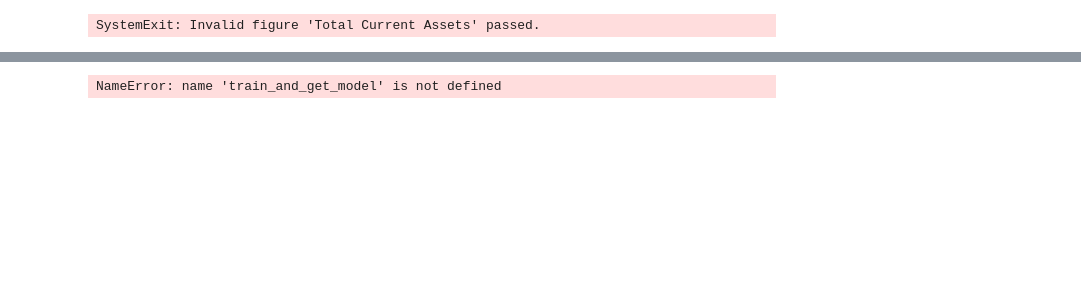
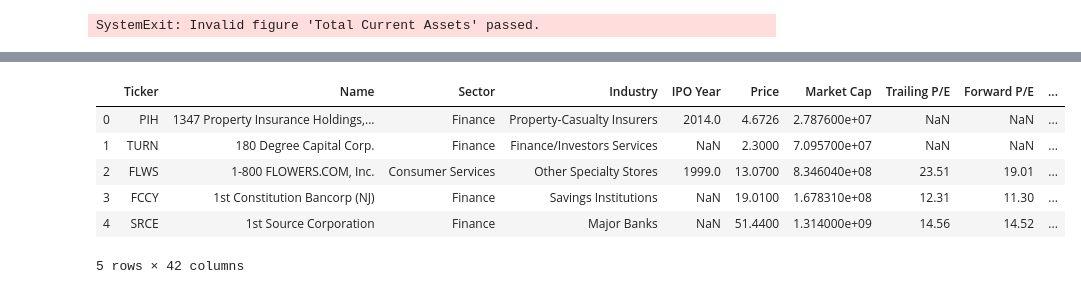
Before and after one commit to KevinJustinYu/Stock-Market-Analysis, a Jupyter notebook: Sandbox.ipynb, the cells around one changed output, grey strips where cells are left out. Drawn from its saved outputs; the diff is of its cells as text; code cells hidden in the pictures; blank space fills up the shorter version.

```diff
--- a/Sandbox.ipynb
+++ b/Sandbox.ipynb
@@ -25,4 +22,0 @@ import market_research
-# %%
-train_and_get_model()
-# %% [output]
-NameError: name 'train_and_get_model' is not defined
@@ -28,0 +25,10 @@ NameError: name 'train_and_get_model' is not defined
+# %%
+df.head()
+# %% [output]
+|  | Ticker | Name | Sector | Industry | IPO Year | Price | Market Cap | Trailing P/E | Forward P/E | ... |
+| 0 | PIH | 1347 Property Insurance Holdings,... | Finance | Property-Casualty Insurers | 2014.0 | 4.6726 | 2.787600e+07 | NaN | NaN | ... |
+| 1 | TURN | 180 Degree Capital Corp. | Finance | Finance/Investors Services | NaN | 2.3000 | 7.095700e+07 | NaN | NaN | ... |
+| 2 | FLWS | 1-800 FLOWERS.COM, Inc. | Consumer Services | Other Specialty Stores | 1999.0 | 13.0700 | 8.346040e+08 | 23.51 | 19.01 | ... |
+| 3 | FCCY | 1st Constitution Bancorp (NJ) | Finance | Savings Institutions | NaN | 19.0100 | 1.678310e+08 | 12.31 | 11.30 | ... |
+| 4 | SRCE | 1st Source Corporation | Finance | Major Banks | NaN | 51.4400 | 1.314000e+09 | 14.56 | 14.52 | ... |
+5 rows × 42 columns
```
Also changed, not shown: parts of 26 cells of this notebook, 6 other files.
